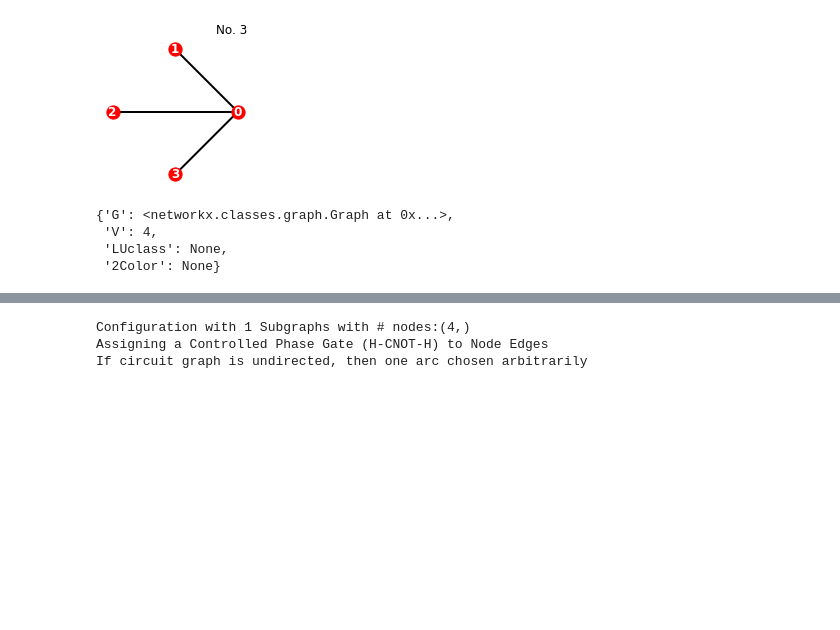
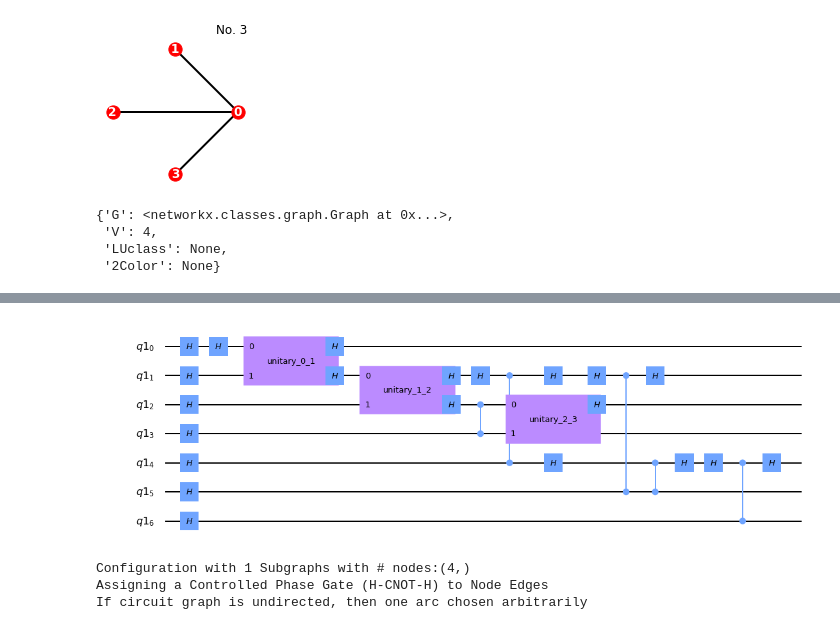
Before and after one commit to nlaanait/qcdenoise, a Jupyter notebook: examples/graph_circuits.ipynb, the cells around one changed output, grey strips where cells are left out. Drawn from its saved outputs; the diff is of its cells as text; code cells hidden in the pictures; blank space fills up the shorter version.

```diff
--- a/examples/graph_circuits.ipynb
+++ b/examples/graph_circuits.ipynb
@@ -64,3 +67,7 @@ circ_builder1 = qcd.GraphCircuit(n_qubits=n_qubits,gate_type="Controlled_Phase",
+# %%
+circ.draw('mpl')
+# %% [output]
+[figure, added]
 # %%
 circ_builder1.build_circuit(graph_plot=True)
 # %% [output]
```
Also changed, not shown: parts of 7 cells of this notebook, 7 other files.
